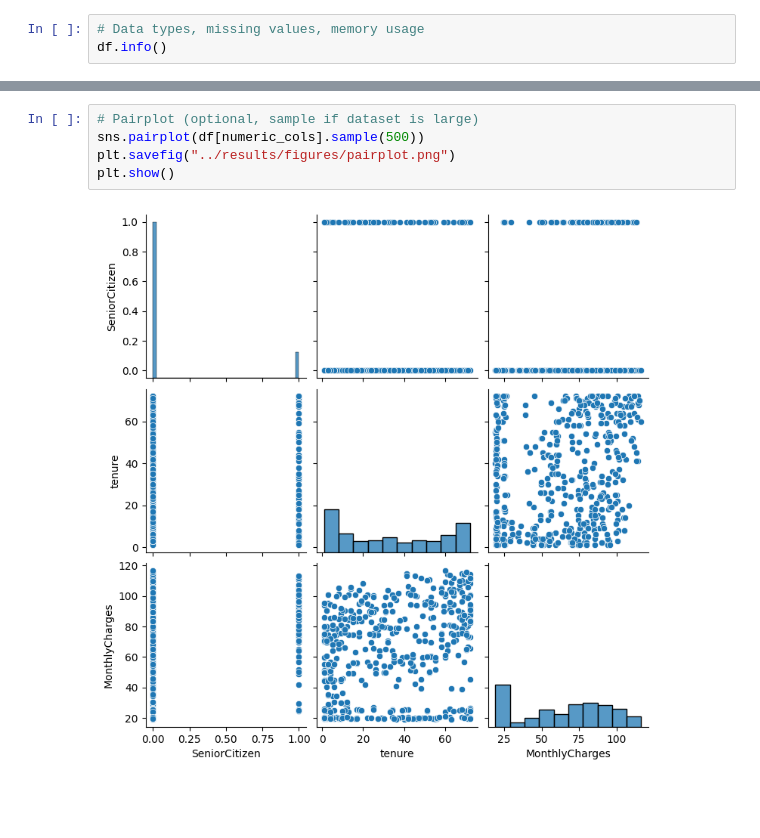
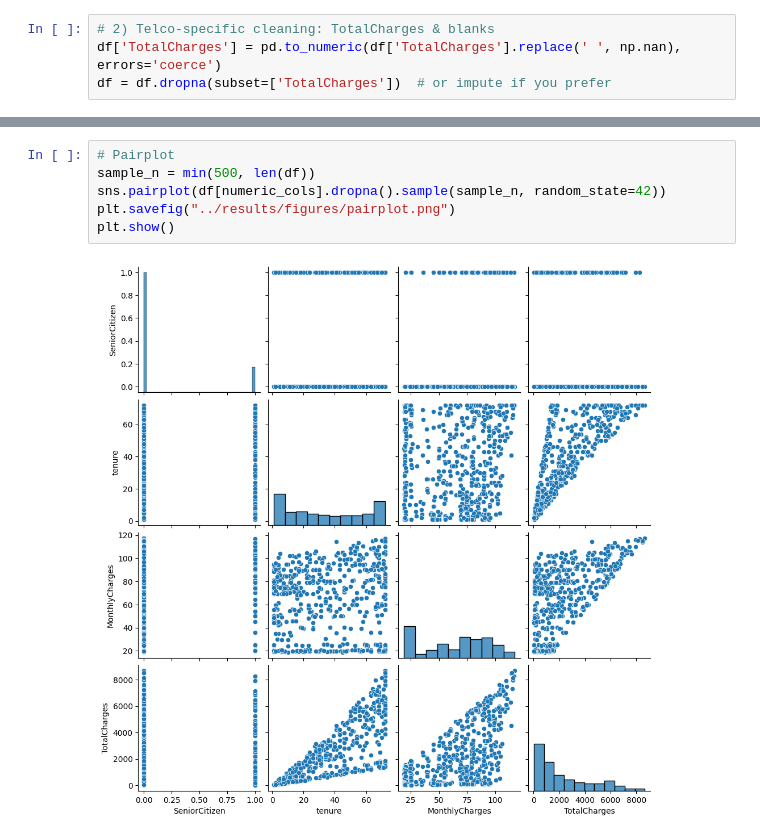
Before and after one commit to AnoopGanesh28/customer-churn-prediction, a Jupyter notebook: notebooks/data_exploration.ipynb, the cells around one changed output, grey strips where cells are left out. Drawn from its saved outputs; the diff is of its cells as text; blank space fills up the shorter version.

```diff
--- a/notebooks/data_exploration.ipynb
+++ b/notebooks/data_exploration.ipynb
@@ -21,3 +14,4 @@ df.head()
 # %%
-# Data types, missing values, memory usage
-df.info()
+# 2) Telco-specific cleaning: TotalCharges & blanks
+df['TotalCharges'] = pd.to_numeric(df['TotalCharges'].replace(' ', np.nan), errors='coerce')
+df = df.dropna(subset=['TotalCharges'])  # or impute if you prefer
@@ -160,7 +162,8 @@ plt.show()
 # %%
-# Pairplot (optional, sample if dataset is large)
-sns.pairplot(df[numeric_cols].sample(500))
+# Pairplot
+sample_n = min(500, len(df))
+sns.pairplot(df[numeric_cols].dropna().sample(sample_n, random_state=42))
 plt.savefig("../results/figures/pairplot.png")
 plt.show()
 # %% [output]
-[figure, old version]
+[figure, new version]
```
Also changed, not shown: parts of 10 cells of this notebook, 24 other files.
